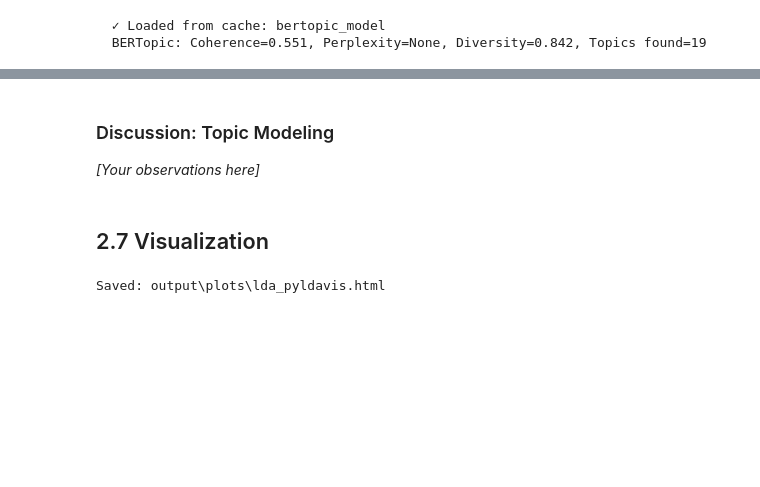
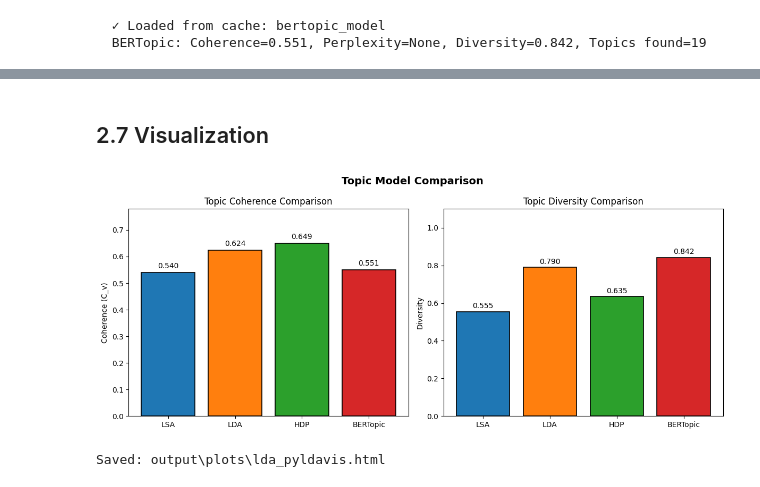
Before and after one commit to SashaRisoluti/MSc-project, a Jupyter notebook: TextMining/text_mining_ita_jobs_ads.ipynb, the cells around one changed output, grey strips where cells are left out. Drawn from its saved outputs; the diff is of its cells as text; code cells hidden in the pictures; blank space fills up the shorter version.

Commit message:
nuova versione

```diff
--- a/TextMining/text_mining_ita_jobs_ads.ipynb
+++ b/TextMining/text_mining_ita_jobs_ads.ipynb
@@ -265,7 +227,6 @@ import textwrap
 from IPython.display import display, HTML
 
 def show_leakage_example(df_original, text_col, label_col, idx=None):
-    """Show example of label removal with highlighting."""
     if idx is None:
         idx = np.random.randint(0, len(df_original))
 
@@ -273,14 +234,12 @@ def show_leakage_example(df_original, text_col, label_col, idx=None):
     original_text = row[text_col]
     label = row[label_col]
 
-    # Highlight label with underline and bold (theme-neutral)
     pattern = re.compile(f'({re.escape(label)})', re.IGNORECASE)
     highlighted = pattern.sub(
         r'<span style="text-decoration: underline wavy red; font-weight: bold;">[\1]</span>',
         original_text
     )
 
-    # Cleaned version
     cleaned = tmes.clean_text_minimal(original_text, label)
 
     html = f"""
@@ -301,15 +260,14 @@ def show_leakage_example(df_original, text_col, label_col, idx=None):
     """
     display(HTML(html))
 
-# Usage
 df_original = pd.read_csv(DATA_PATH, usecols=[TEXT_COL, LABEL_COL], sep=",", quotechar='"',
                           engine="python", encoding="utf-8", on_bad_lines="warn")
 df_original = df_original.dropna().reset_index(drop=True)
 
-list = [14453, 24358, 21406]
-# Show 3 random examples
+lista = [14453, 24358, 21406]
+
 for _ in range(3):
-    show_leakage_example(df_original, TEXT_COL, LABEL_COL, list[_])
+    show_leakage_example(df_original, TEXT_COL, LABEL_COL, lista[_])
     print("\n" + "="*80 + "\n")
 # %% [output]
 Leakage Prevention Example (Index: 14453)
@@ -879,7 +808,6 @@ if lda_model:
   ✓ Loaded from cache: lda_model
   LDA: Coherence=0.624, Perplexity=-8.5201992893843, Diversity=0.79
 # %%
-# HDP metrics
 if hdp_model:
     hdp_topics = []
     for i in range(N_TOPICS):
@@ -900,7 +828,8 @@ if hdp_model:
         except:
             div_hdp = None
         try:
-            perp_hdp = tmes.calculate_perplexity(hdp_model, corpus)
+            hdpldam = hdp_model.suggested_lda_model()
+            perp_hdp = hdpldam.log_perplexity(corpus)
         except:
             perp_hdp = None
         topic_metrics['HDP'] = {'coherence': coh_hdp, 'diversity': div_hdp, 'perplexity' : perp_hdp}
@@ -1002,10 +914,39 @@ Topic Model Comparison:
 BERTopic   0.550866         NaN   0.842105
-# %% [markdown]
-### Discussion: Topic Modeling
-
-*[Your observations here]*
 # %% [markdown]
 ## 2.7 Visualization
+# %%
+fig, axes = plt.subplots(1, 2, figsize=(12, 5))
+
+models = list(topic_metrics.keys())
+coherence_values = [topic_metrics[m].get('coherence', 0) or 0 for m in models]
+diversity_values = [topic_metrics[m].get('diversity', 0) or 0 for m in models]
+
+colors = ['#1f77b4', '#ff7f0e', '#2ca02c', '#d62728'][:len(models)]
+
+ax1 = axes[0]
+bars1 = ax1.bar(models, coherence_values, color=colors, edgecolor='black', linewidth=1.2)
+ax1.set_ylabel('Coherence (C_v)')
+ax1.set_title('Topic Coherence Comparison')
+ax1.set_ylim(0, max(coherence_values) * 1.2 if max(coherence_values) > 0 else 1)
+for bar, val in zip(bars1, coherence_values):
+    ax1.text(bar.get_x() + bar.get_width()/2, bar.get_height() + 0.01,
+             f'{val:.3f}', ha='center', va='bottom', fontsize=10)
+
+ax2 = axes[1]
+bars2 = ax2.bar(models, diversity_values, color=colors, edgecolor='black', linewidth=1.2)
+ax2.set_ylabel('Diversity')
+ax2.set_title('Topic Diversity Comparison')
+ax2.set_ylim(0, 1.1)
+for bar, val in zip(bars2, diversity_values):
+    ax2.text(bar.get_x() + bar.get_width()/2, bar.get_height() + 0.01,
+             f'{val:.3f}', ha='center', va='bottom', fontsize=10)
+
+plt.suptitle('Topic Model Comparison', fontsize=14, fontweight='bold')
+plt.tight_layout()
+plt.savefig(os.path.join(PLOTS_DIR, "topic_metrics_comparison.png"), dpi=300, bbox_inches='tight')
+plt.show()
+# %% [output]
+[figure, added]
 # %%
 if PYLDAVIS_AVAILABLE and lda_model:
     try:
```
Also changed, not shown: parts of 28 cells of this notebook, 15 other files.
